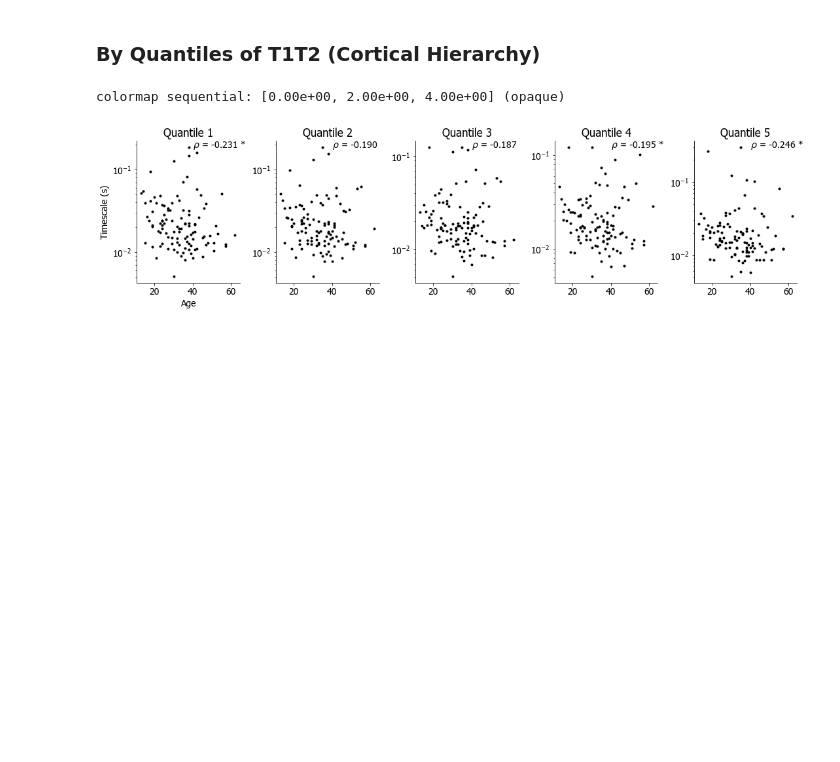
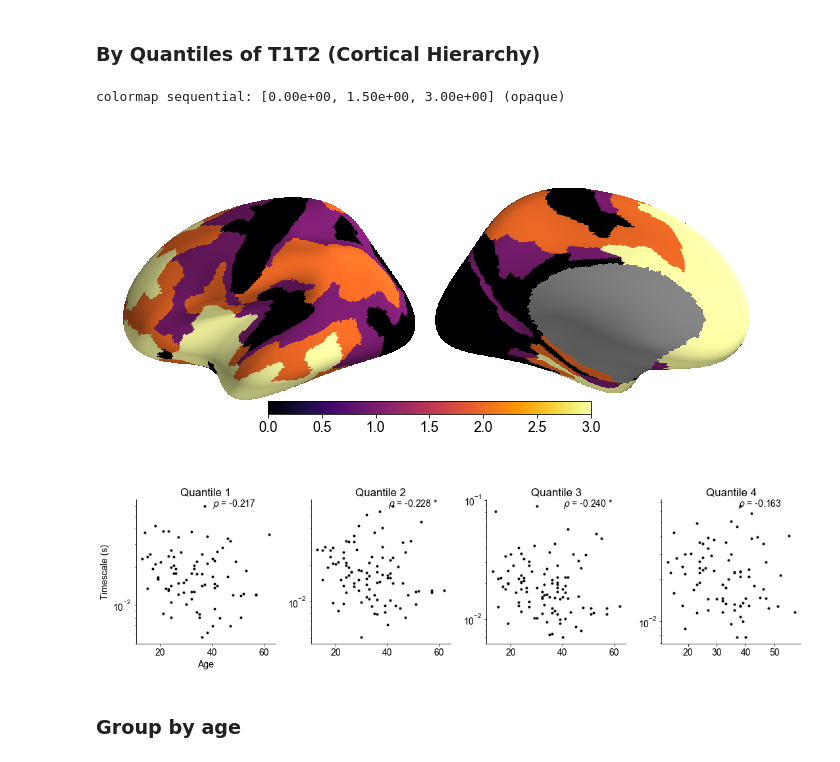
Before and after one commit to rdgao/field-echos, a Jupyter notebook: notebooks/viz_human_MMP.ipynb, the cells around one changed output. Drawn from its saved outputs; the diff is of its cells as text; code cells hidden in the pictures; blank space fills up the shorter version.

```diff
--- a/notebooks/viz_human_MMP.ipynb
+++ b/notebooks/viz_human_MMP.ipynb
@@ -8,12 +8,12 @@ import os, sys
 import numpy as np
 import pandas as pd
 from scipy import io, stats
-import seaborn as sns
+from seaborn import despine
 
 sys.path.append('../')
 import echo_utils
 
-font = {'family' : 'Tahoma',
+font = {'family' : 'Arial',
         'weight' : 'regular',
         'size'   : 14}
 plt.rc('font', **font)
@@ -185,15 +252,12 @@ colormap sequential: [-5.00e-02, 0.00e+00, 5.00e-02] (opaque)
 # %% [markdown]
 ### Average over electrodes per subject
 # %%
-w_thres=0.9
-tau_subj = (df_tau_weighted*df_W_max).sum(axis=1)/df_W_max.sum(axis=1)
-#tau_subj = np.nanmean(df_tau_weighted[df_W_max>w_thres], axis=1)
-
+tau_subj = compute_weighted_average(df_tau_weighted, df_W_max, w_thres, method='weighted', axis=1)
 rho, pv = stats.spearmanr(df_patient['age'], tau_subj, nan_policy='omit')
 plt.figure(figsize=(4,4))
 plt.plot(df_patient['age'], tau_subj, '.k')
 plt.yscale('log');
-plt.xlabel('Age'); plt.ylabel('Timescale (s)'); sns.despine()
+plt.xlabel('Age'); plt.ylabel('Timescale (s)'); despine()
 s = r'$\rho$ = %.3f '%rho + np.sum(pv<=np.array([0.05, 0.01, 0.001]))*'*'
 plt.annotate(s, xy=xy_axis_frac, xycoords='axes fraction')
 plt.tight_layout()
@@ -205,7 +269,7 @@ plt.tight_layout()
 ### By Parcel
 # %%
 # minimum number of subjects that passed threshold in a parcel to include parcel
-min_subjs = 5
+min_subjs = 8
 df_age_corr=pd.DataFrame(index=df_tau_weighted.columns, columns=['n_subjs', 'rho', 'pv'])
 for parcel, col in df_tau_threshed.iteritems():
     df_age_corr['n_subjs'].loc[parcel] = (~np.isnan(col)).sum()
@@ -221,11 +285,15 @@ parcel_corr[df_age_corr['n_subjs']<=min_subjs]=np.nan
 
 plt.figure(figsize=(4,4))
 plt.hist(parcel_corr.values.astype(float), bins=np.arange(-1,1.1,0.1), color='k', alpha=0.6)
-plt.xlabel('Spearman Corr.');plt.ylabel('Count');sns.despine()
-plt.title('mean=%.3f'%np.nanmean(parcel_corr.values));
+tt_pv = stats.ttest_1samp(parcel_corr.values.astype(float), 0, nan_policy='omit')[1]
+plt.xlabel('Spearman Corr.');plt.ylabel('Count');despine()
+s = 'mean = %.3f '%np.nanmean(parcel_corr.values) + np.sum(tt_pv<=np.array([0.05, 0.01, 0.005]))*'*'
+plt.title(s);
 plt.tight_layout()
 plt.savefig(fig_path[:-4]%('mmp_parcel_agecorr_dist_%i'%(d_query)), bbox_inches='tight')
 
 parcel_corr[df_age_corr['n_subjs']<=min_subjs]=0
-echo_utils.plot_MMP(parcel_corr.values, fig_path[:-4]%('mmp_parcel_agecorr'), minmax=[-1,1], cmap='coolwarm')
+plt.figure(figsize=(10,5))
+echo_utils.plot_MMP(parcel_corr.values, fig_path%'mmp_parcel_agecorr', minmax=[-.75,.75], cmap='RdBu_r')
+plt.title('Spearman Corr.');
 # %% [output]
@@ -263,12 +350,13 @@ SpearmanrResult(correlation=0.8233766233766234, pvalue=4.5411834094421e-06)
 # age correlation
 plt.figure(figsize=(15,15))
 for i_r, r in enumerate(df_tau_macro.columns):
-    plt.subplot(6,4,i_r+1)
-    plt.plot(df_patient['age'], df_tau_macro[r], '.')
+    plt.subplot(5,5,i_r+1)
+    plt.plot(df_patient['age'], df_tau_macro[r], '.k')
     rho,pv = stats.spearmanr(df_patient['age'], df_tau_macro[r], nan_policy='omit')
     plt.yscale('log')
-    plt.yticks([])
-    plt.title('%s: r=%.3f, p=%.3f'%(r,rho,pv))
+    plt.xlim([10,60]); despine()
+    plt.tick_params(axis='y', which='both', left='off', labelleft='off')
+    plt.title('%s: \nr=%.3f, p=%.3f'%(r,rho,pv))
 
 plt.tight_layout()
 # %% [output]
@@ -277,30 +365,31 @@ plt.tight_layout()
 ### By Quantiles of T1T2 (Cortical Hierarchy)
 # %%
 # label the parcels based on quantile of T1T2 value
-quants = 5
-struct_feat = 'GRIN2B'
+quants = 4
+struct_feat = 'T1T2'
 parcels_quant = quants-np.digitize(df_struct[struct_feat], np.quantile(df_struct[struct_feat], np.arange(0,1,1/quants)))
+plt.figure(figsize=(10,5))
 echo_utils.plot_MMP(parcels_quant, fig_path[:-4]%('mmp_'+struct_feat+'_quantile'))
 
 plt.figure(figsize=(15,4))
 for quant in range(quants):
     plt.subplot(1,quants,quant+1)
     # weighted sum
-    tau_avg = (df_tau_weighted*df_W_max).T[parcels_quant==quant].T.sum(axis=1)/df_W_max.T[parcels_quant==quant].T.sum(axis=1)
-
-    # simple average
-    # tau_avg = np.nanmean(df_tau_threshed.T[parcels_quant==quant].T,axis=1)
+    tau_avg = compute_weighted_average(df_tau_weighted.T[parcels_quant==quant], df_W_max.T[parcels_quant==quant], w_thres, method='thresh_weighted')
 
     rho, pv = stats.spearmanr(df_patient['age'], tau_avg, nan_policy='omit')
     plt.plot(df_patient['age'], tau_avg, 'k.')
     s = r'$\rho$ = %.3f '%rho + np.sum(pv<=np.array([0.05, 0.01, 0.001]))*'*'
     plt.annotate(s, xy=xy_axis_frac, xycoords='axes fraction')
-    plt.yscale('log'); sns.despine()
+    plt.yscale('log'); despine()
     plt.title('Quantile %i'%(quant+1))
 
 plt.tight_layout()
 plt.subplot(1,quants,1); plt.xlabel('Age'); plt.ylabel('Timescale (s)')
 plt.savefig(fig_path[:-4]%('mmp_tau_age_quantile%i'%(d_query)), bbox_inches='tight')
 # %% [output]
-colormap sequential: [0.00e+00, 2.00e+00, 4.00e+00] (opaque)
+colormap sequential: [0.00e+00, 1.50e+00, 3.00e+00] (opaque)
-[figure, old version]
+[figure, new version]
+[figure, added]
+# %% [markdown]
+### Group by age
```
Also changed, not shown: parts of 18 cells of this notebook, 17 other files.
